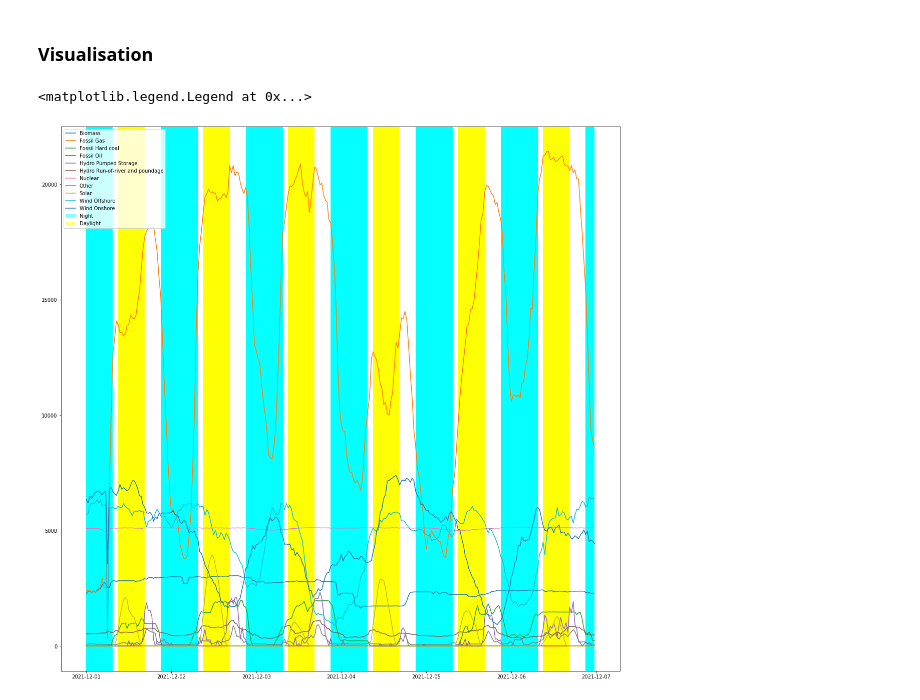
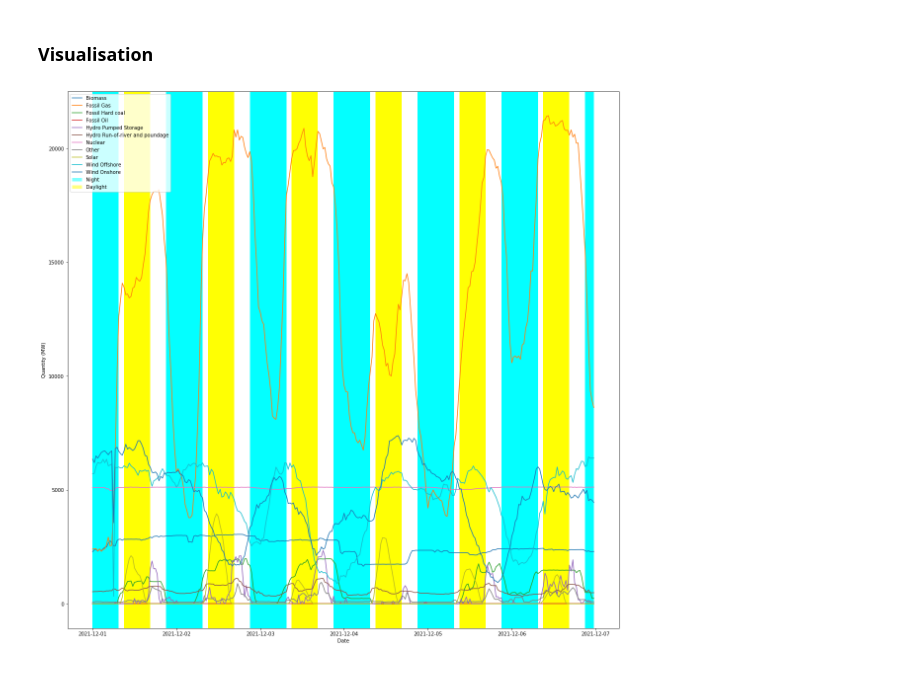
Before and after one commit to Cam-MLPW-MLMI-21-22/elexon-data-portal, a Jupyter notebook: elexon.ipynb, the cells around one changed output. Drawn from its saved outputs; the diff is of its cells as text; code cells hidden in the pictures.

```diff
--- a/elexon.ipynb
+++ b/elexon.ipynb
@@ -118,32 +118,34 @@ for gen_type, gen_df in df_B1620.groupby("powerSystemResourceType"):
         gen_df['quantity'],
         ls='-',
     )
     legend_labels.append(gen_type)
 
 sunrise = 9
 sunset = 16
 
 core_day_start_hr = 7
 core_day_end_hr = 21
 
 for d in np.unique(df_B1620.index.date):
     core_day_start = datetime.datetime(d.year, d.month, d.day, core_day_start_hr)
     core_day_end = datetime.datetime(d.year, d.month, d.day, core_day_end_hr)
 
     trans = mtransforms.blended_transform_factory(ax.transData, ax.transAxes)
 
     core_day_mask = (gen_df.index.hour >= core_day_end_hr) | (gen_df.index.hour <= core_day_start_hr)
     ax.fill_between(
         gen_df.index, 0, 1, where=core_day_mask, facecolor='cyan', alpha=0.5, transform=trans,
     )
 
     sunshine_mask = (gen_df.index.hour >= sunrise) & (gen_df.index.hour <= sunset)
     ax.fill_between(
         gen_df.index, 0, 1, where=sunshine_mask, facecolor='yellow', alpha=0.5, transform=trans,
     )
 
 legend_labels.extend(['Night', 'Daylight'])
+ax.set_xlabel('Date')
+ax.set_ylabel('Quantity (MW)')
 ax.legend(legend_labels)
+fig.savefig('elexon_power_generation.jpeg', pad_inches=0.2, bbox_inches='tight')
 # %% [output]
-<matplotlib.legend.Legend at 0x...>
-[figure, old version]
+[figure, new version]
```
Also changed, not shown: 1 other file.
